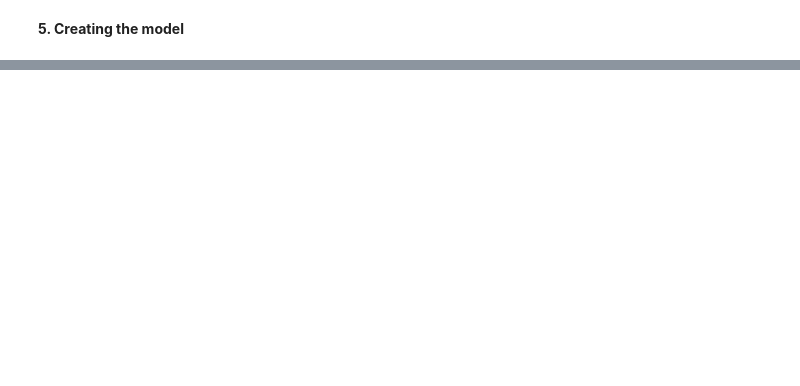
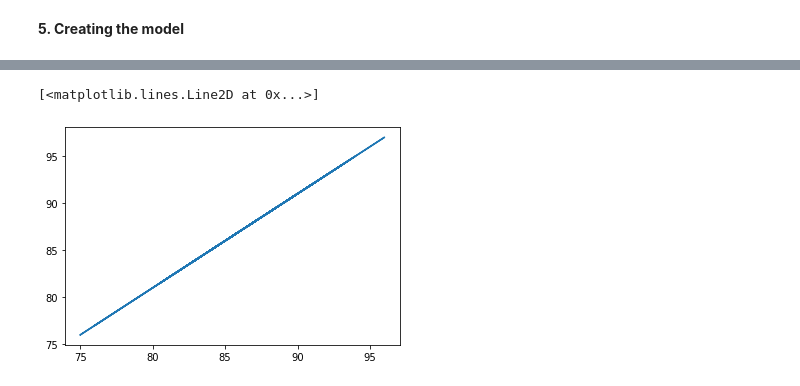
Before and after one commit to itsdivya1309/Machine-Learning, a Jupyter notebook: Linear_Regression.ipynb, the cells around one changed output, grey strips where cells are left out. Cells and saved outputs as stored; diff of their text form; code cells hidden in the pictures; blank space fills up the shorter version.

```diff
--- a/Linear_Regression.ipynb
+++ b/Linear_Regression.ipynb
@@ -164,0 +219,5 @@ array([[0.25, 1.  , 1.  ],
+# %%
+plt.plot(x,y_pred)
+# %% [output]
+[<matplotlib.lines.Line2D at 0x...>]
+[figure, added]
```
Also changed, not shown: parts of 17 cells of this notebook.
